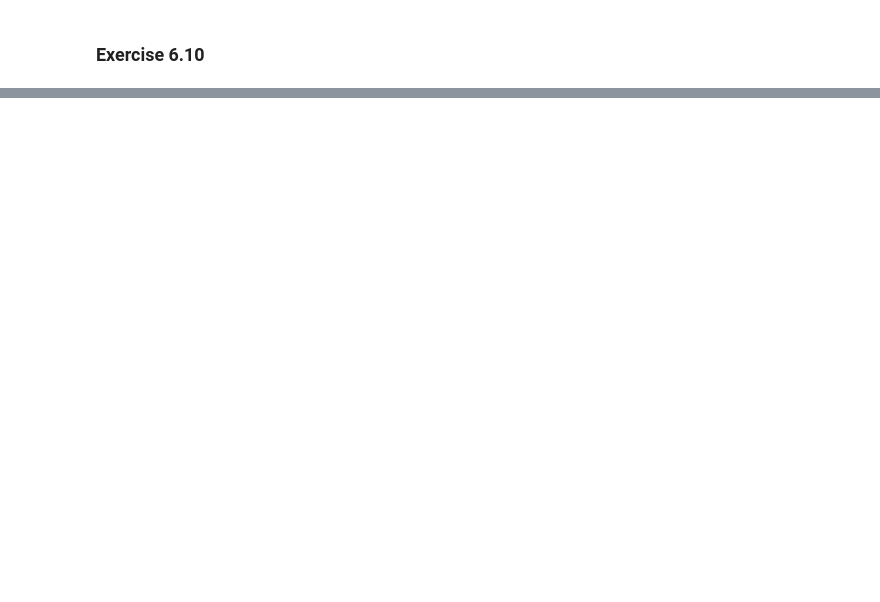
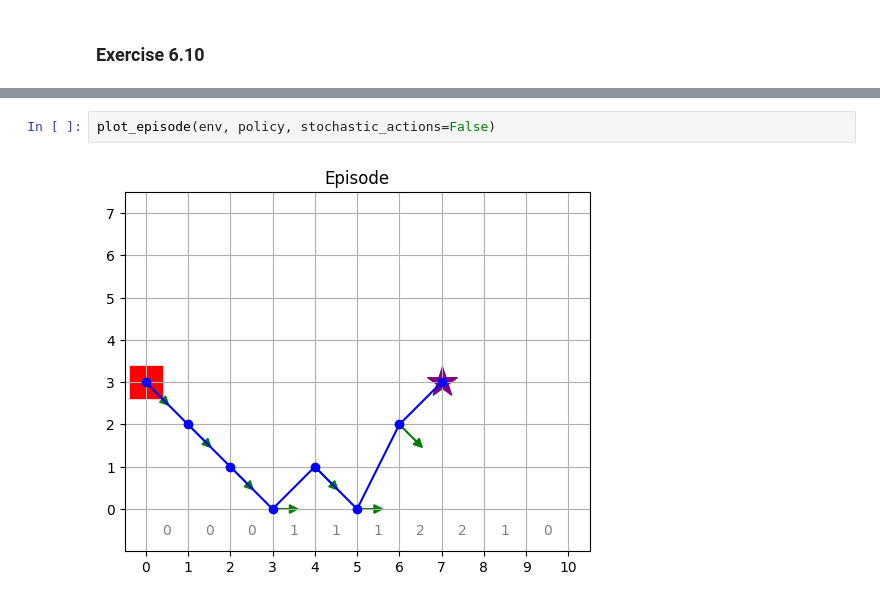
Before and after one commit to Kamil2601/reinforcement-learning-an-introduction-solutions, a Jupyter notebook: chapter_6/exercise_6-9_6-10.ipynb, the cells around one changed output, grey strips where cells are left out. Drawn from its saved outputs; the diff is of its cells as text; blank space fills up the shorter version.

```diff
--- a/chapter_6/exercise_6-9_6-10.ipynb
+++ b/chapter_6/exercise_6-9_6-10.ipynb
@@ -213,0 +236,4 @@ plot_episode(env, policy, stochastic_actions=False)
+# %%
+plot_episode(env, policy, stochastic_actions=False)
+# %% [output]
+[figure, added]
```
Also changed, not shown: parts of 3 cells of this notebook.
